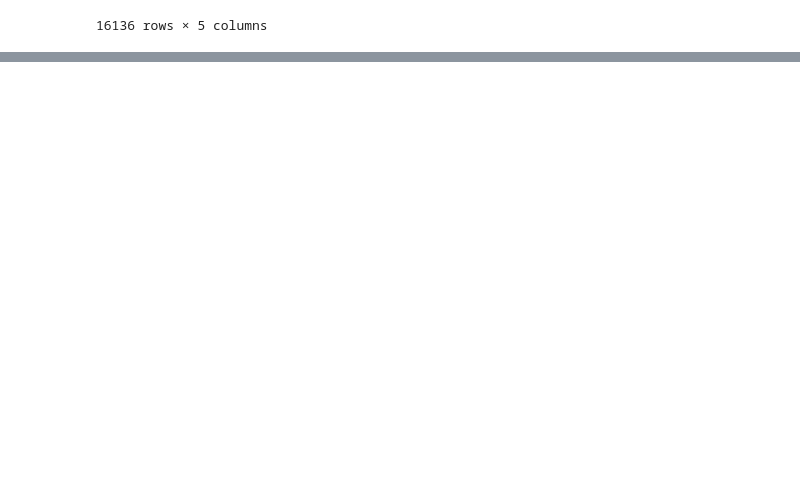
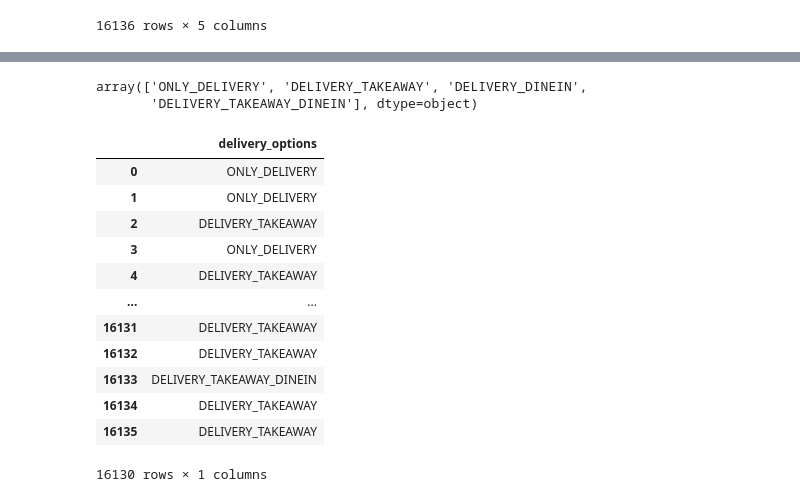
Before and after one commit to leehegithub/grab_restuarant_analysis, a Jupyter notebook: rosni_grab_restaurant.ipynb, the cells around one changed output, grey strips where cells are left out. Cells and saved outputs as stored; diff of their text form; code cells hidden in the pictures; blank space fills up the shorter version.

```diff
--- a/rosni_grab_restaurant.ipynb
+++ b/rosni_grab_restaurant.ipynb
@@ -262,0 +343,23 @@ delivery_df
+# %%
+#unique_identifiers
+delivery_df ['delivery_options'].unique()
+# %% [output]
+array(['ONLY_DELIVERY', 'DELIVERY_TAKEAWAY', 'DELIVERY_DINEIN',
+       'DELIVERY_TAKEAWAY_DINEIN'], dtype=object)
+# %%
+delivery_options_df =delivery_df[['delivery_options']]
+delivery_options_df
+# %% [output]
+|  | delivery_options |
+| 0 | ONLY_DELIVERY |
+| 1 | ONLY_DELIVERY |
+| 2 | DELIVERY_TAKEAWAY |
+| 3 | ONLY_DELIVERY |
+| 4 | DELIVERY_TAKEAWAY |
+| ... | ... |
+| 16131 | DELIVERY_TAKEAWAY |
+| 16132 | DELIVERY_TAKEAWAY |
+| 16133 | DELIVERY_TAKEAWAY_DINEIN |
+| 16134 | DELIVERY_TAKEAWAY |
+| 16135 | DELIVERY_TAKEAWAY |
+16130 rows × 1 columns
```
Also changed, not shown: parts of 7 cells of this notebook.
